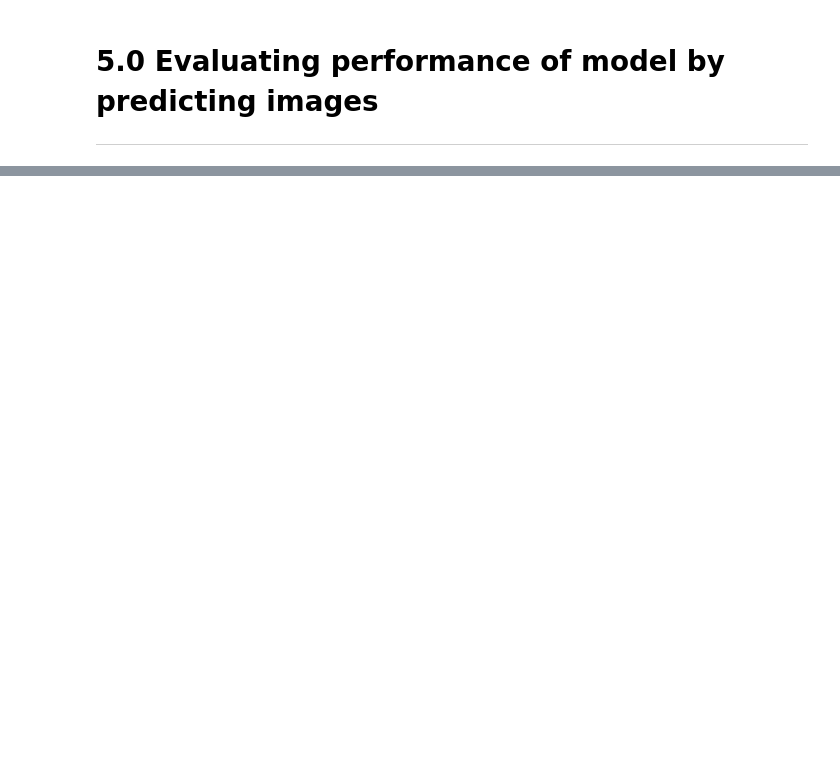
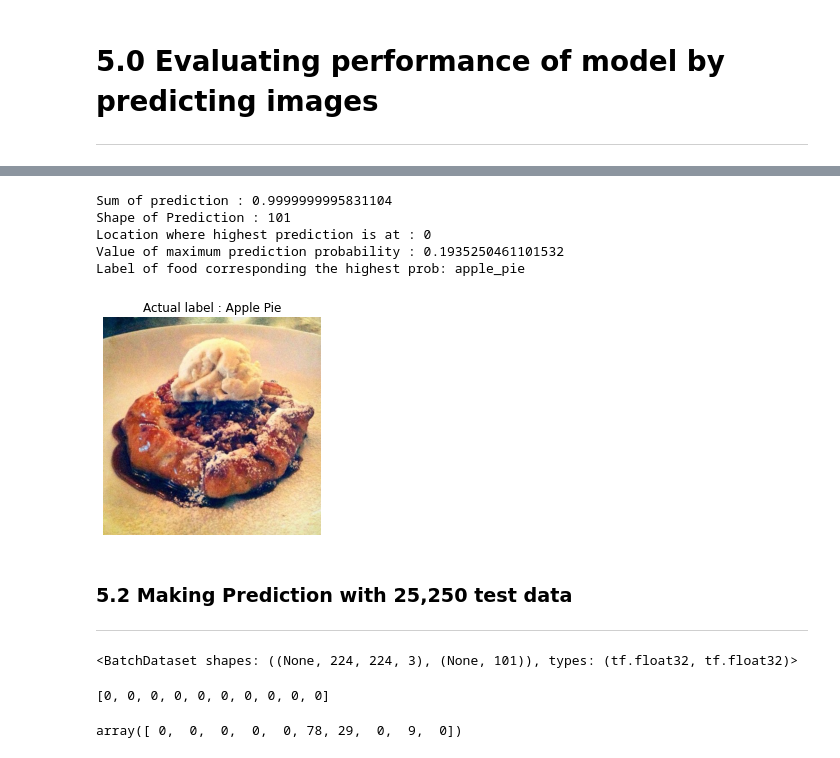
Before and after one commit to 86lekwenshiung/Neural-Network-with-Tensorflow, a Jupyter notebook: 06_Transfer_Learning_with_Tensorflow_Part_3_Scaling_Up.ipynb, the cells around one changed output, grey strips where cells are left out. Cells and saved outputs as stored; diff of their text form; code cells hidden in the pictures; blank space fills up the shorter version.

```diff
--- a/06_Transfer_Learning_with_Tensorflow_Part_3_Scaling_Up.ipynb
+++ b/06_Transfer_Learning_with_Tensorflow_Part_3_Scaling_Up.ipynb
@@ -634,0 +666,35 @@ ___
+# %%
+# We have 101 prediction classes.
+# The sum of prediction probality will sum up to 1.0
+print(f'Sum of prediction : {sum(pred_prob[0])}')
+print(f'Shape of Prediction : {len(pred_prob[0])}')
+
+max_value_index = np.argmax(pred_prob[0])
+
+print(f'Location where highest prediction is at : {max_value_index}')
+print(f'Value of maximum prediction probability : {pred_prob[0][max_value_index]}')
+print(f'Label of food corresponding the highest prob: {test_data_10_percent.class_names[max_value_index]}')
+# %% [output]
+Sum of prediction : 0.9999999995831104
+Shape of Prediction : 101
+Location where highest prediction is at : 0
+Value of maximum prediction probability : 0.1935250461101532
+Label of food corresponding the highest prob: apple_pie
+# %%
+sample_path = '/content/101_food_classes_10_percent/test/apple_pie/'
+random_image = sample_path + os.listdir(sample_path)[0]
+
+img = plt.imread(random_image)
+plt.axis('off')
+plt.imshow(img)
+plt.title('Actual label : Apple Pie');
+# %% [output]
+[figure, added]
+# %% [markdown]
+### 5.2 Making Prediction with 25,250 test data
+___
+# %%
+# Batch dataset in the form of 2 tuples : images and labels
+print(test_data_10_percent)
+# %% [output]
+<BatchDataset shapes: ((None, 224, 224, 3), (None, 101)), types: (tf.float32, tf.float32)>
@@ -634,0 +705,12 @@ ___
+# %%
+# Test Labels are in order , as when we load in , we set shuffle  = False
+# Compare actual labels with prediction class
+y_labels[:10]
+# %% [output]
+[0, 0, 0, 0, 0, 0, 0, 0, 0, 0]
+# %%
+# Base on 1st 10 comparison , we could see from the array that 3 out of 10 is already wrongly predicted
+pred_class = pred_prob.argmax(axis = 1)
+pred_class[:10]
+# %% [output]
+array([ 0,  0,  0,  0,  0, 78, 29,  0,  9,  0])
```
Also changed, not shown: parts of 25 cells of this notebook.
